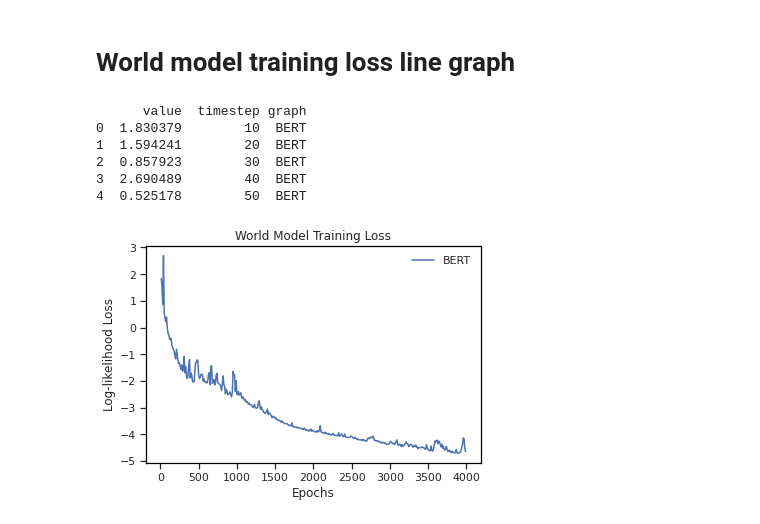
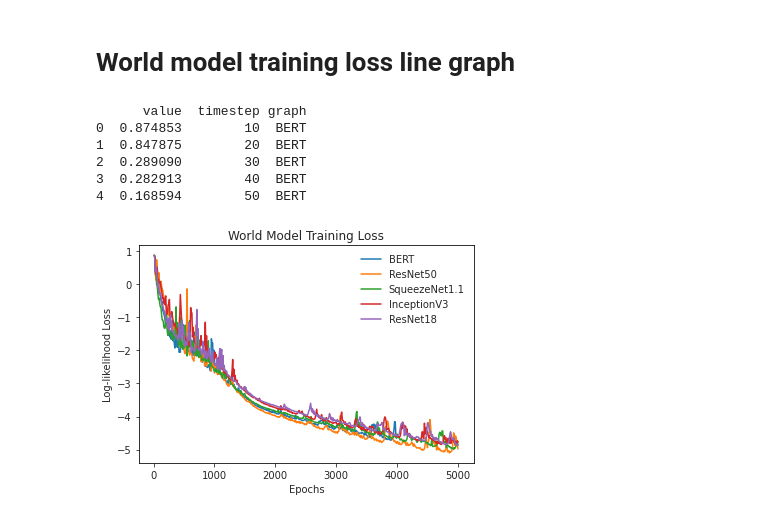
Before and after one commit to seanjparker/rlflow, a Jupyter notebook: notebooks/plotting.ipynb, the cells around one changed output. Drawn from its saved outputs; the diff is of its cells as text; code cells hidden in the pictures.

Commit message:
Add result logs for training world model

```diff
--- a/notebooks/plotting.ipynb
+++ b/notebooks/plotting.ipynb
@@ -14,6 +15,14 @@ def load_json(path):
 def save_figure(name, path, sb_axes):
     fig = sb_axes.get_figure()
     fig.savefig(f'{path}/{name}.png', dpi=600)
+
+def get_files_from_dir(folder):
+    paths = []
+    with os.scandir(folder) as it:
+        for entry in it:
+            if entry.name.endswith(".json") and entry.is_file():
+                paths.append((entry.path, entry.name))
+    return paths
 # %%
 xfers_applied = {'100': 10, '90': 30, '3': 5, '60': 15}
 print({'xfer': [int(k) for k in xfers_applied.keys()], 'count': [v for _, v in xfers_applied.items()] })
@@ -106,36 +115,36 @@ plot_training_reward('BERT', '20210505-163930')
 # %% [markdown]
 # World model training loss line graph
 # %%
-def plot_training_loss_world_model(graph, timestamp):
+def plot_training_loss_world_model(paths):
     data = dict(value=[], timestep=[], graph=[])
-    if not isinstance(timestamp, list):
-        timestamp = [timestamp]
-    if not isinstance(graph, list):
-        graph = [graph]
+    #if not isinstance(timestamp, list):
+    #    timestamp = [timestamp]
+    #if not isinstance(graph, list):
+    #    graph = [graph]
 
-    for i, _ in enumerate(graph):
-        name = 'training_loss.json'
-        path = f'../logs/xflowrl_mb/{graph[i]}/{timestamp[i]}'
-        json_data = load_json(f'{path}/{name}')
+    for path, file_name in paths:
+        json_data = load_json(path)
+        graph = file_name.split('_')[0]
         for e in json_data:
             data['timestep'].append(e[1])
             data['value'].append(e[2])
-        data['graph'].extend([graph[i]] * len(json_data))
+        data['graph'].extend([graph] * len(json_data))
 
     df = pd.DataFrame.from_dict(data)
     print(df.head())
     sns.set_style('whitegrid', {'axes.grid':False, 'axes.edgecolor':'black', 'axes.linewidth':0, 'xtick.bottom':True, 'ytick.left':True})
     ax = sns.lineplot(x='timestep', y='value', data=df, hue='graph')
     ax.set(xlabel='Epochs', ylabel='Log-likelihood Loss', title='World Model Training Loss')
-    ax.legend(frameon=False)
+    ax.legend(labels=['BERT', 'ResNet50', 'SqueezeNet1.1', 'InceptionV3', 'ResNet18'], frameon=False)
     save_figure('mb_training_loss', '../plots', ax)
-# %%
-plot_training_loss_world_model('BERT', '20210422-194109')
-# %% [output]
-      value  timestep graph
-0  1.830379        10  BERT
-1  1.594241        20  BERT
-2  0.857923        30  BERT
-3  2.690489        40  BERT
-4  0.525178        50  BERT
-[figure, removed]
+# %%
+paths = get_files_from_dir('../chart_data/worldmodel_loss')
+plot_training_loss_world_model(paths)
+# %% [output]
+      value  timestep graph
+0  0.874853        10  BERT
+1  0.847875        20  BERT
+2  0.289090        30  BERT
+3  0.282913        40  BERT
+4  0.168594        50  BERT
+[figure, added]
```
Also changed, not shown: parts of 1 cell of this notebook, 5 other files.
